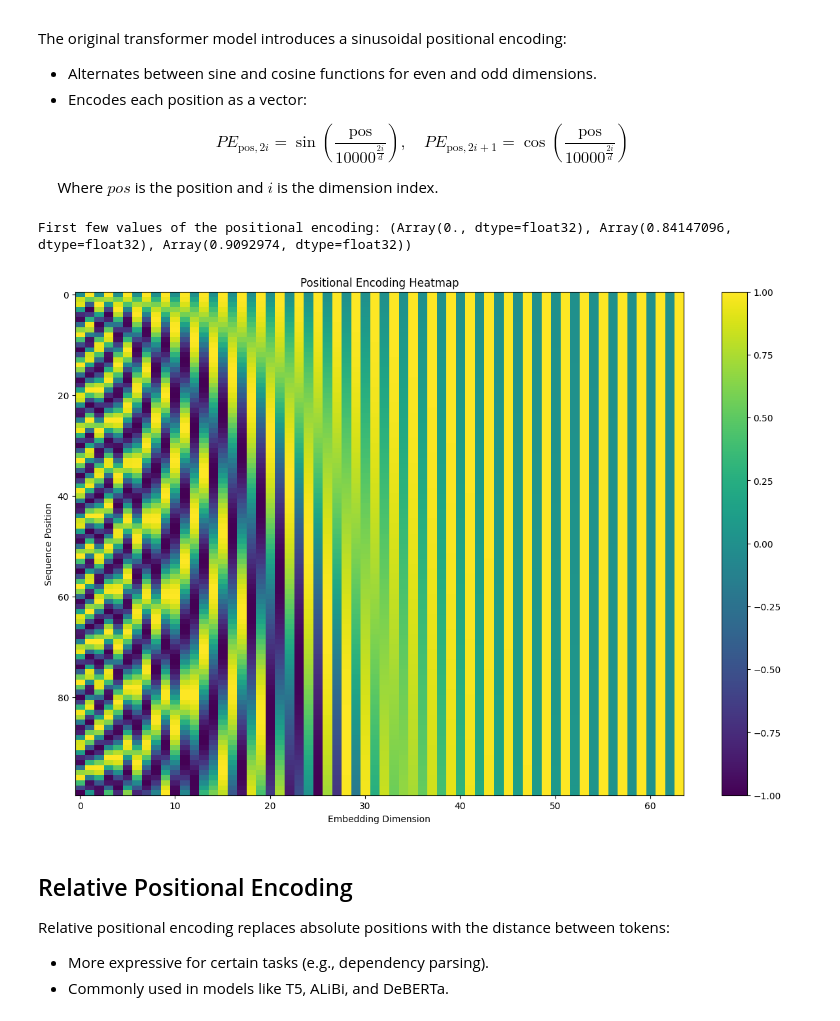
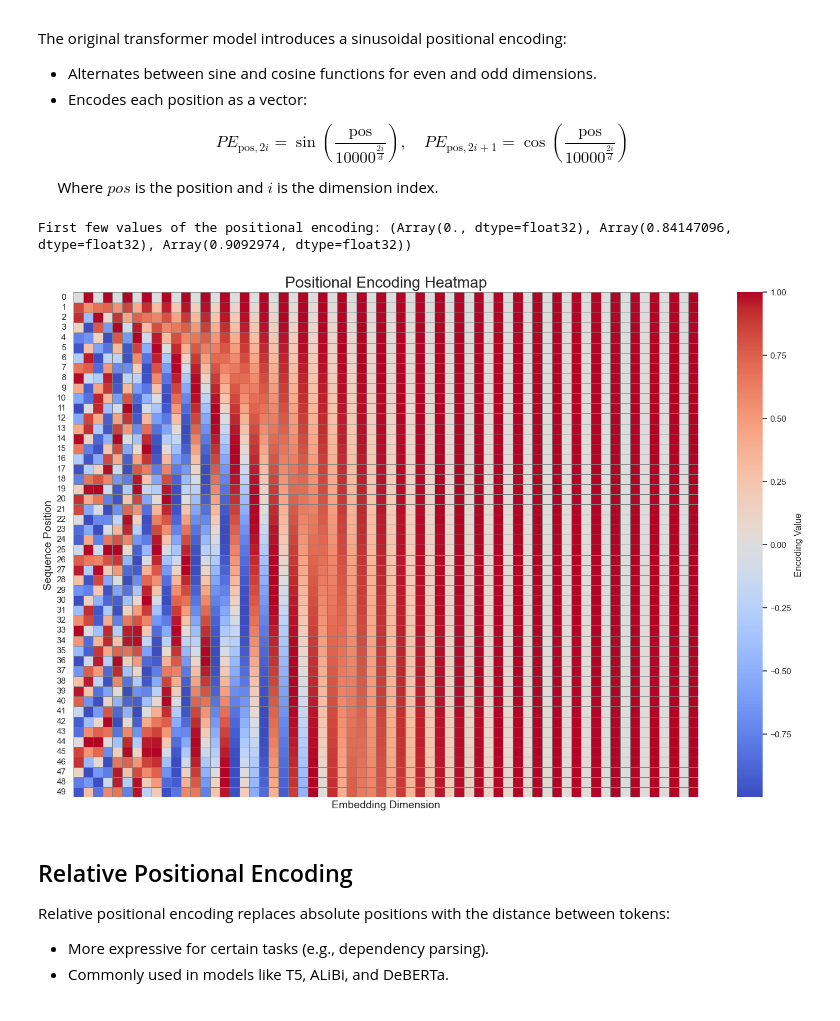
Before and after one commit to mohsenh17/TransformerNNX, a Jupyter notebook: docs/source/api/Positional_encoding.ipynb, the cells around one changed output. Cells and saved outputs as stored; diff of their text form; code cells hidden in the pictures.

Commit message:
absolute pe plot

```diff
--- a/docs/source/api/Positional_encoding.ipynb
+++ b/docs/source/api/Positional_encoding.ipynb
@@ -58,39 +58,51 @@ def compute_positional_encoding(d_model: int, max_seq_len: int = 512) -> jnp.nda
 # %%
 # 1. Testing the function
 def test_positional_encoding():
     # Test case 1: Check the shape of the returned positional encoding
     d_model = 64
     max_seq_len = 100
     pe = compute_positional_encoding(d_model, max_seq_len)
     assert pe.shape == (1, max_seq_len, d_model), f"Expected shape (1, {max_seq_len}, {d_model}), but got {pe.shape}"
 
     # Test case 2: Check the first few values of the positional encoding
     expected_values = pe[0, 0, 0], pe[0, 1, 0], pe[0, 2, 0]
     print(f"First few values of the positional encoding: {expected_values}")
 
 test_positional_encoding()
 
 # 2. Plotting the Positional Encodings
 def plot_positional_encoding(pe: jnp.ndarray, max_seq_len: int, d_model: int):
-    # Convert from jnp.ndarray to numpy for plotting
+    # Convert JAX array to numpy array for plotting
     pe = jnp.array(pe)
 
+    # Set the seaborn style for the plot
+    sns.set(style="whitegrid", palette="muted")
+
     plt.figure(figsize=(15, 10))
-    plt.imshow(pe[0], cmap='viridis', aspect='auto')
-    plt.colorbar()
-    plt.title('Positional Encoding Heatmap')
-    plt.xlabel('Embedding Dimension')
-    plt.ylabel('Sequence Position')
+
+    # Use seaborn's heatmap for a better-looking plot
+    ax = sns.heatmap(pe[0], cmap='coolwarm', cbar_kws={'label': 'Encoding Value'},
+                     xticklabels=False, yticklabels=True, square=False, linewidths=0.5, linecolor='gray')
+
+    # Set plot title and labels
+    ax.set_title('Positional Encoding Heatmap', fontsize=20)
+    ax.set_xlabel('Embedding Dimension', fontsize=14)
+    ax.set_ylabel('Sequence Position', fontsize=14)
+
+    # Rotate y-axis labels and improve layout
+    plt.xticks(rotation=90)
+    plt.tight_layout()
+
     plt.show()
 
-# Plot positional encoding for a sequence length of 100 and embedding size of 64
+# Compute positional encoding and plot it
 d_model = 64
-max_seq_len = 100
+max_seq_len = 50
 pe = compute_positional_encoding(d_model, max_seq_len)
 plot_positional_encoding(pe, max_seq_len, d_model)
 # %% [output]
 First few values of the positional encoding: (Array(0., dtype=float32), Array(0.84147096, dtype=float32), Array(0.9092974, dtype=float32))
-[figure, old version]
+[figure, new version]
 # %% [markdown]
 ## Relative Positional Encoding
 Relative positional encoding replaces absolute positions with the distance between tokens:
```
